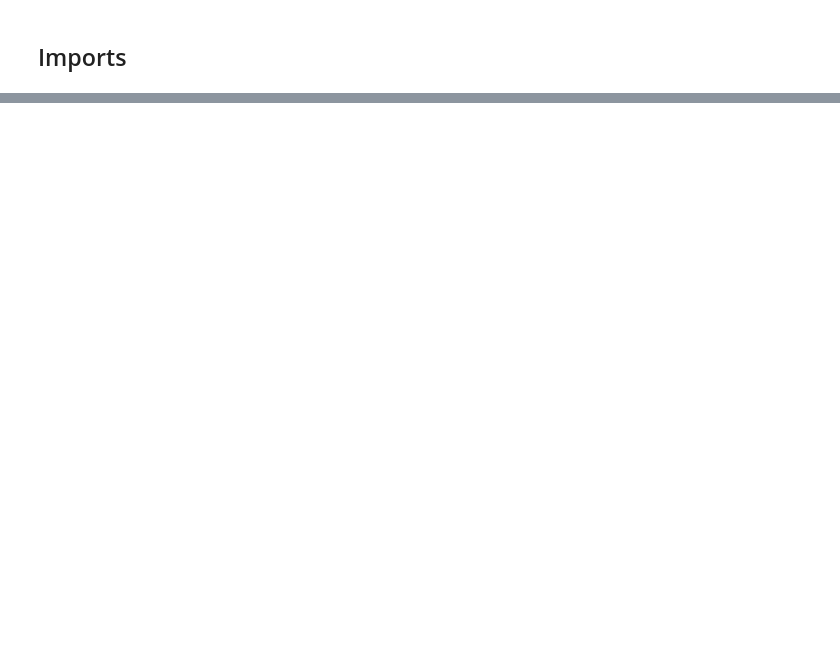
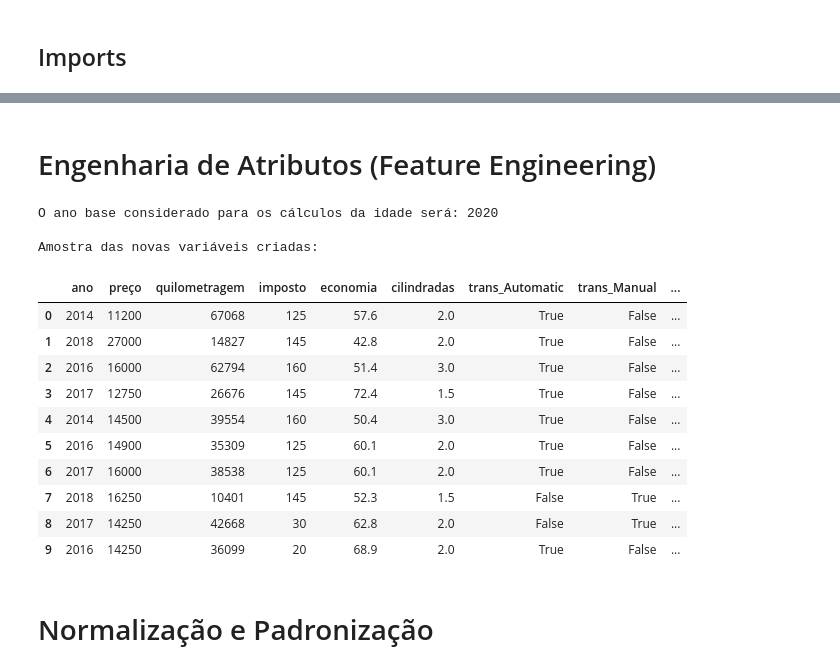
Before and after one commit to DemoreDev/trabalhos_pcd, a Jupyter notebook: bmw.ipynb, the cells around one changed output, grey strips where cells are left out. Saved outputs shown, nothing was run; the diff lists cells and outputs as text; code cells hidden in the pictures; blank space fills up the shorter version.

```diff
--- a/bmw.ipynb
+++ b/bmw.ipynb
@@ -736,0 +967,76 @@ Economia anual para o cliente: 182.45
+# %% [markdown]
+#  Engenharia de Atributos (Feature Engineering)
+# %%
+import numpy as np
+import pandas as pd
+
+# ==========================================
+# ENGENHARIA DE ATRIBUTOS (FEATURE ENGINEERING)
+# ==========================================
+
+# 1. Alinhamento Temporal: Descobrir o ano mais recente no dataset
+ano_referencia = df['ano'].max()
+print(f"O ano base considerado para os cálculos da idade será: {ano_referencia}")
+
+# 2. Idade do Veículo
+# Usamos np.maximum(1, ...) para garantir que carros do mesmo ano da recolha
+# tenham pelo menos "1" ano de vida útil matemático, evitando divisão por zero.
+df['idade'] = np.maximum(1, ano_referencia - df['ano'])
+
+# 3. Intensidade de Uso (Quilometragem por ano)
+df['km_por_ano'] = df['quilometragem'] / df['idade']
+
+# 4. Rácios de Eficiência e Valor
+# a) Imposto por Cilindrada (usando np.where para evitar divisão por zero se cilindrada for 0)
+df['imposto_por_cilindrada'] = np.where(
+    df['cilindradas'] > 0,
+    df['imposto'] / df['cilindradas'],
+    0
+)
+
+# b) Preço por Idade (Proxy de Desvalorização)
+df['preco_por_idade'] = df['preço'] / df['idade']
+
+# 5. Discretização (Binning) da Quilometragem
+limites = [-1, 30000, 80000, np.inf]
+# Nomes sem espaços para evitar erros futuros em modelos ou gráficos
+categorias = ['Seminovo', 'Moderado', 'Alta_Rodagem']
+
+df['categoria_km'] = pd.cut(df['quilometragem'], bins=limites, labels=categorias)
+
+# 6. One-Hot Encoding da nova categoria (Transformar de volta em números)
+# Gera as colunas: uso_Seminovo, uso_Moderado, uso_Alta_Rodagem
+df = pd.get_dummies(df, columns=['categoria_km'], prefix='uso')
+
+# ==========================================
+# VISUALIZAÇÃO DOS RESULTADOS
+# ==========================================
+colunas_visualizar = [
+    'preço', 'ano', 'idade', 'quilometragem', 'km_por_ano',
+    'preco_por_idade', 'imposto_por_cilindrada',
+    'uso_Seminovo', 'uso_Moderado', 'uso_Alta_Rodagem'
+]
+
+print("\nAmostra das novas variáveis criadas:")
+
+pd.set_option('display.max_columns', None)
+
+# Agora o seu comando mostrará tudo
+display(df.head(10))
+# %% [output]
+O ano base considerado para os cálculos da idade será: 2020
+
+Amostra das novas variáveis criadas:
+|  | ano | preço | quilometragem | imposto | economia | cilindradas | trans_Automatic | trans_Manual | ... |
+| 0 | 2014 | 11200 | 67068 | 125 | 57.6 | 2.0 | True | False | ... |
+| 1 | 2018 | 27000 | 14827 | 145 | 42.8 | 2.0 | True | False | ... |
+| 2 | 2016 | 16000 | 62794 | 160 | 51.4 | 3.0 | True | False | ... |
+| 3 | 2017 | 12750 | 26676 | 145 | 72.4 | 1.5 | True | False | ... |
+| 4 | 2014 | 14500 | 39554 | 160 | 50.4 | 3.0 | True | False | ... |
+| 5 | 2016 | 14900 | 35309 | 125 | 60.1 | 2.0 | True | False | ... |
+| 6 | 2017 | 16000 | 38538 | 125 | 60.1 | 2.0 | True | False | ... |
+| 7 | 2018 | 16250 | 10401 | 145 | 52.3 | 1.5 | False | True | ... |
+| 8 | 2017 | 14250 | 42668 | 30 | 62.8 | 2.0 | False | True | ... |
+| 9 | 2016 | 14250 | 36099 | 20 | 68.9 | 2.0 | True | False | ... |
+# %% [markdown]
+# Normalização e Padronização
```
Also changed, not shown: parts of 28 cells of this notebook.
